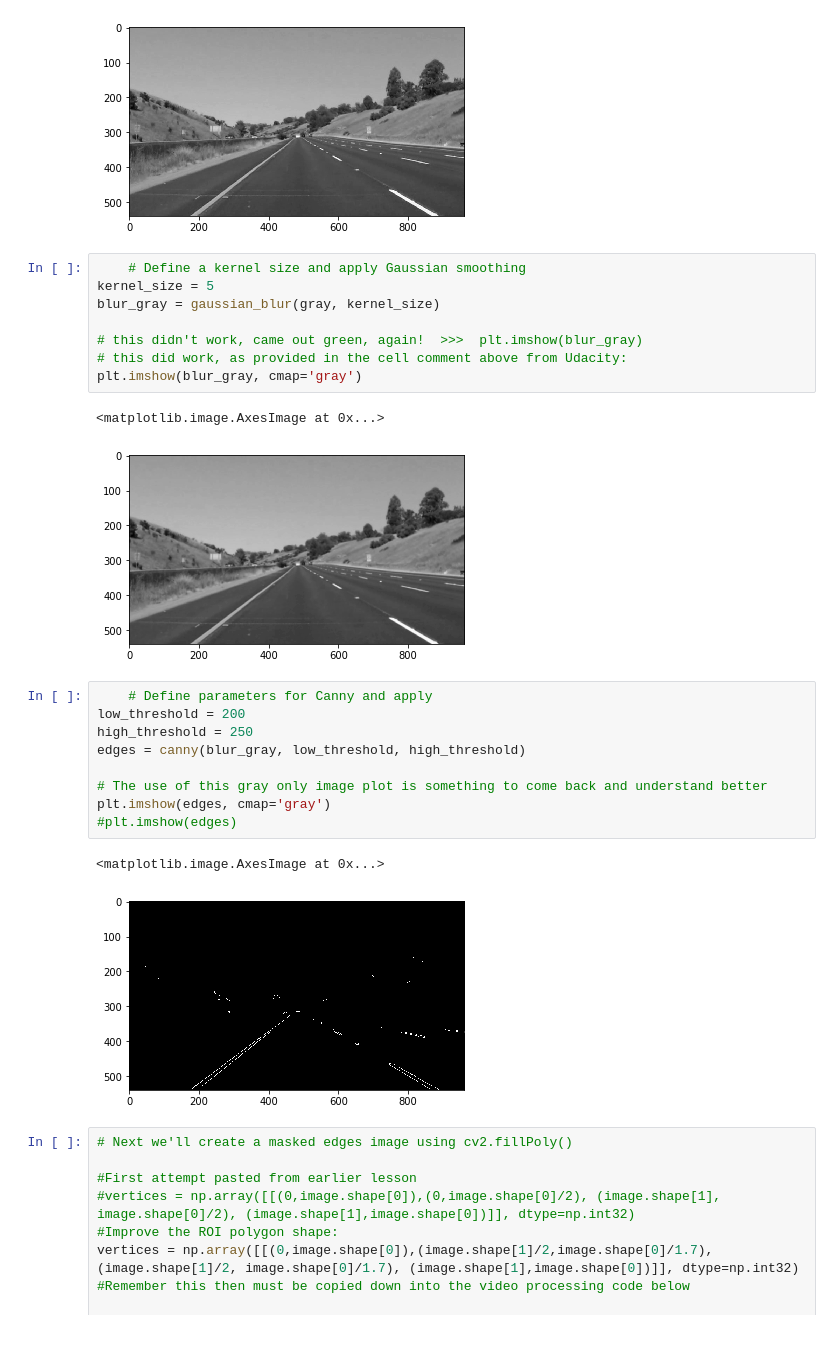
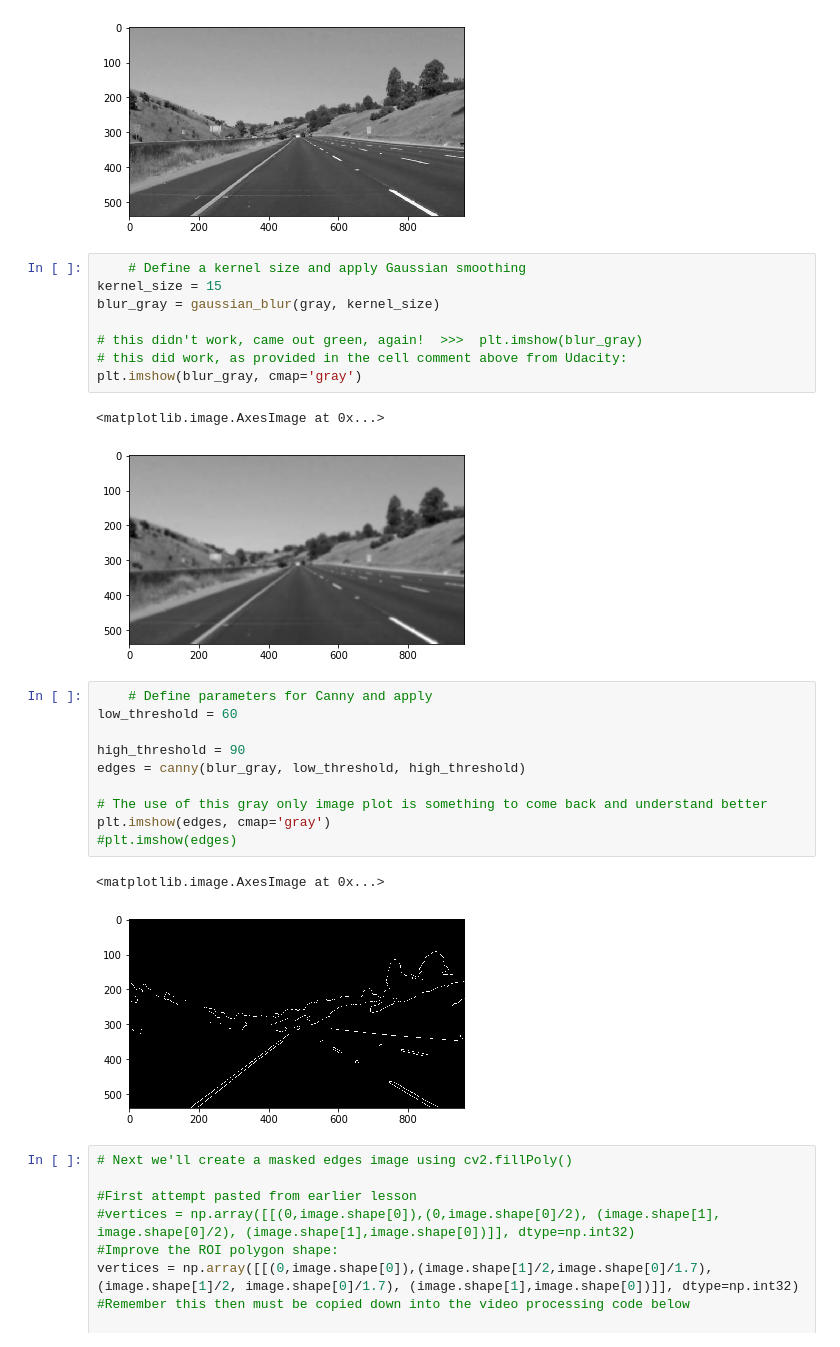
Before and after one commit to naturallyunintelligent/SDC_1_Lanelines_P1, a Jupyter notebook: P1.ipynb, the cells around one changed output. Cells and saved outputs as stored; diff of their text form.

```diff
--- a/P1.ipynb
+++ b/P1.ipynb
@@ -317,7 +340,7 @@ plt.imshow(gray, cmap='gray')
 [figure]
 # %%
     # Define a kernel size and apply Gaussian smoothing
-kernel_size = 5
+kernel_size = 15
 blur_gray = gaussian_blur(gray, kernel_size)
 
 # this didn't work, came out green, again!  >>>  plt.imshow(blur_gray)
@@ -325,19 +348,20 @@ blur_gray = gaussian_blur(gray, kernel_size)
 plt.imshow(blur_gray, cmap='gray')
 # %% [output]
 <matplotlib.image.AxesImage at 0x...>
-[figure, old version]
+[figure, new version]
 # %%
     # Define parameters for Canny and apply
-low_threshold = 200
-high_threshold = 250
+low_threshold = 60
+
+high_threshold = 90
 edges = canny(blur_gray, low_threshold, high_threshold)
 
 # The use of this gray only image plot is something to come back and understand better
 plt.imshow(edges, cmap='gray')
 #plt.imshow(edges)
 # %% [output]
 <matplotlib.image.AxesImage at 0x...>
-[figure, old version]
+[figure, new version]
 # %%
 # Next we'll create a masked edges image using cv2.fillPoly()
 
```
Also changed, not shown: parts of 6 cells of this notebook, 4 other files.
